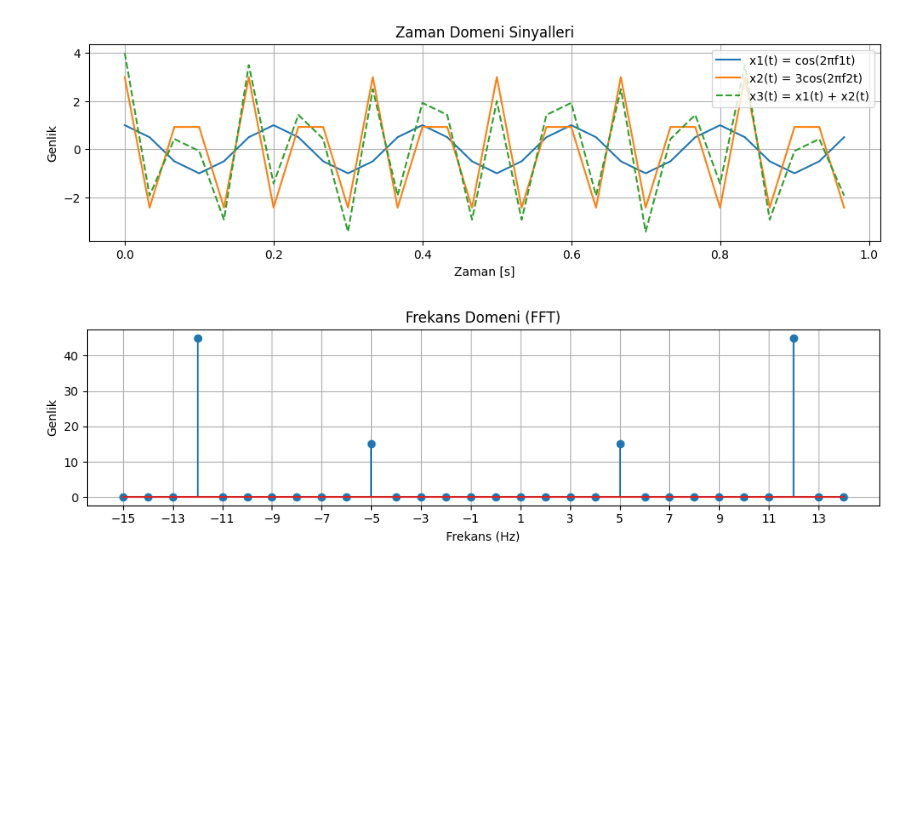
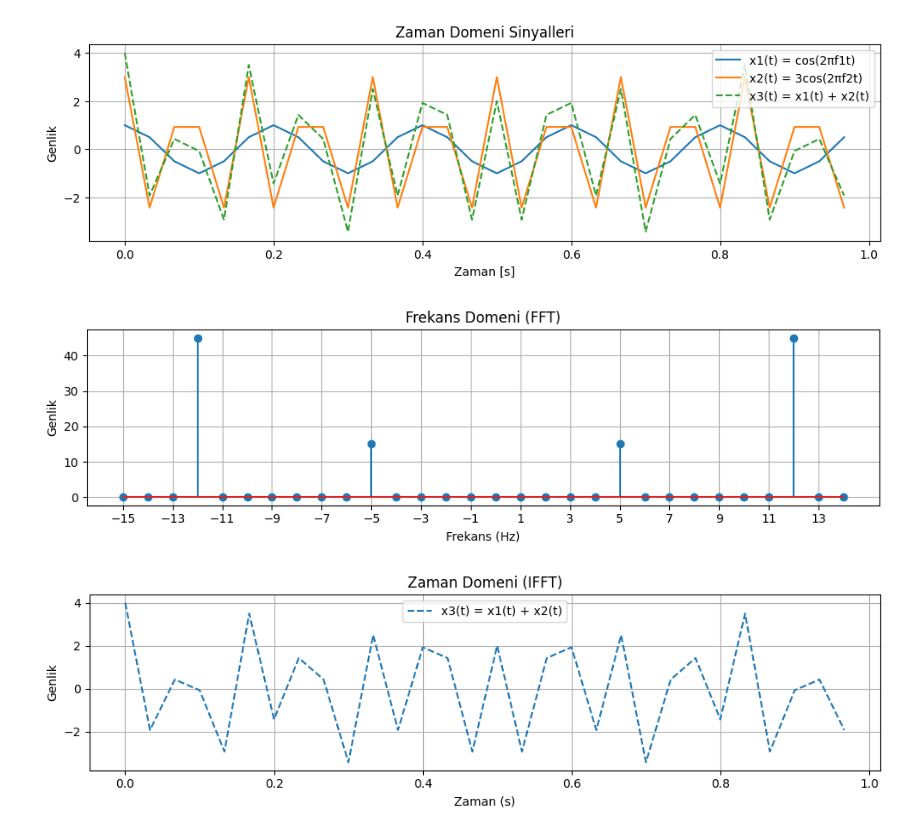
Before and after one commit to cilemafacan/fft, a Jupyter notebook: app.ipynb, the cells around one changed output. Saved outputs shown, nothing was run; the diff lists cells and outputs as text; code cells hidden in the pictures; blank space fills up the shorter version.

```diff
--- a/app.ipynb
+++ b/app.ipynb
@@ -7,6 +7,11 @@ def apply_fft(signal, fs, t):
     fft_result = np.fft.fft(signal)
     freqs = np.fft.fftfreq(N, 1/fs)
     return freqs, fft_result
+# %%
+def apply_ifft(signal, t):
+    N=len(t)
+    ifft_result = np.fft.ifft(signal)
+    return ifft_result
 # %%
 def draw_signal(x1,x2,x3,t):
     plt.figure(figsize=(12, 3))
@@ -31,18 +36,32 @@ def draw_fft(fft, freqs, fs):
 
     plt.tight_layout()
     plt.show()
+# %%
+def draw_ifft(ifft, t):
+    plt.figure(figsize=(10, 3))
+    plt.plot(t, ifft, label='x3(t) = x1(t) + x2(t)', linestyle='dashed')
+    plt.title("Zaman Domeni (IFFT)")
+    plt.xlabel("Zaman (s)")
+    plt.ylabel("Genlik")
+    plt.grid()
+    plt.legend()
+    plt.tight_layout()
+    plt.show()
 # %%
 fs = 30
 t = np.arange(0, 1, 1/fs)
 f1 = 5
 f2 = 12
 
 x1_signal = np.cos(2*np.pi*f1*t)
 x2_signal = 3*np.cos(2*np.pi*f2*t)
 x3_signal = x1_signal + x2_signal
 draw_signal(x1_signal, x2_signal, x3_signal, t)
 freqs, fft = apply_fft(x3_signal, fs, t)
 draw_fft(fft, freqs, fs)
+ifft = apply_ifft(fft, fs, t)
+draw_ifft(ifft, t)
 # %% [output]
 [figure]
 [figure]
+[figure, added]
```
